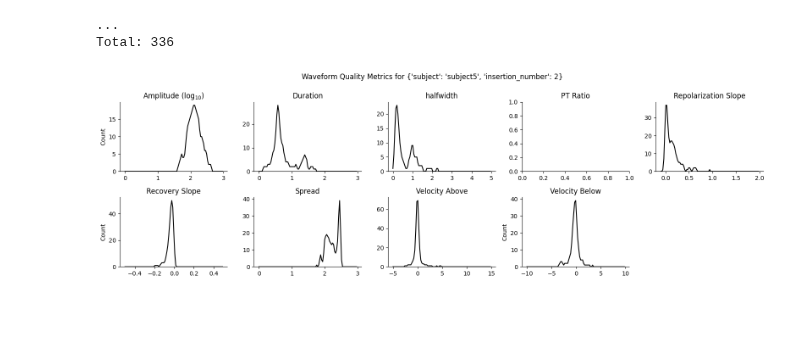
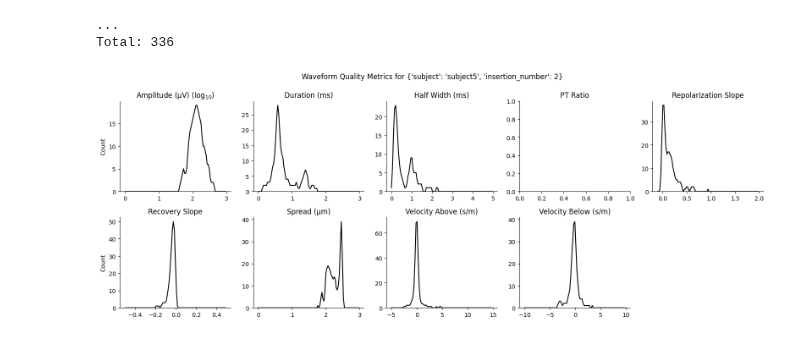
Before and after one commit to datajoint/workflow-array-ephys, a Jupyter notebook: notebooks/quality_metrics.ipynb, the cells around one changed output. Saved outputs shown, nothing was run; the diff lists cells and outputs as text; code cells hidden in the pictures; blank space fills up the shorter version.

Commit message:
add docs for waveform quality metrics

```diff
--- a/notebooks/quality_metrics.ipynb
+++ b/notebooks/quality_metrics.ipynb
@@ -189,59 +217,58 @@ Waveform metrics for a particular unit
 ...
 Total: 336
 # %%
-fig, axes = plt.subplots(2, 5, figsize=(16, 5))
+fig, axes = plt.subplots(2, 5, figsize=(16, 6))
 axes = axes.flatten()
 plt.suptitle(f"Waveform Quality Metrics for {key}", y=.99, fontsize=12)
 
 # Amplitude
 data = np.log10(query.fetch("amplitude"))
 bins = np.linspace(0, 3, 100)
-plot_metric(axes[0], data, bins, title="Amplitude (log$_{10}$)")
+plot_metric(axes[0], data, bins, title="Amplitude (μV) (log$_{10}$)")
 axes[0].set_ylabel("Count")
 
 # Duration
 data = query.fetch("duration")
 bins = np.linspace(0, 3, 100)
-plot_metric(axes[1], data, bins, title="Duration")
+plot_metric(axes[1], data, bins, title="Duration (ms)")
 
 # Half-Width
 data = query.fetch("halfwidth")
 bins = np.linspace(0, 5, 100)
-plot_metric(axes[2], data, bins, title="halfwidth")
+plot_metric(axes[2], data, bins, title="Half Width (ms)")
 
 # PT Ratio
 data = query.fetch("pt_ratio")
 bins = np.linspace(0, 1, 100)
 plot_metric(axes[3], data, bins, title="PT Ratio")
 
 # Repolarization Slope
 data = query.fetch("repolarization_slope")
 bins = np.linspace(-0.1, 2, 100)
 plot_metric(axes[4], data, bins, title="Repolarization Slope")
 
 # Recovery Slope
 data = query.fetch("recovery_slope")
 bins = np.linspace(-0.5, 0.5, 100)
 plot_metric(axes[5], data, bins, title="Recovery Slope")
 axes[5].set_ylabel("Count")
 
 # Spread
 data = np.log10(query.fetch("spread"))
 bins = np.linspace(0, 3, 100)
-plot_metric(axes[6], data, bins, title="Spread")
+plot_metric(axes[6], data, bins, title="Spread (μm)")
 
 # Velocity Above
 data = query.fetch("velocity_above")
 bins = np.linspace(-5, 15, 100)
-plot_metric(axes[7], data, bins, title="Velocity Above")
+plot_metric(axes[7], data, bins, title="Velocity Above (s/m)")
 
 # Velocity Below
 data = query.fetch("velocity_below")
 bins = np.linspace(-10, 10, 100)
-plot_metric(axes[8], data, bins, title="Velocity Below")
-axes[8].set_ylabel("Count")
+plot_metric(axes[8], data, bins, title="Velocity Below (s/m)")
 
 axes[9].remove()
 plt.tight_layout()
 # %% [output]
-[figure, old version]
+[figure, new version]
```
Also changed, not shown: parts of 9 cells of this notebook.
